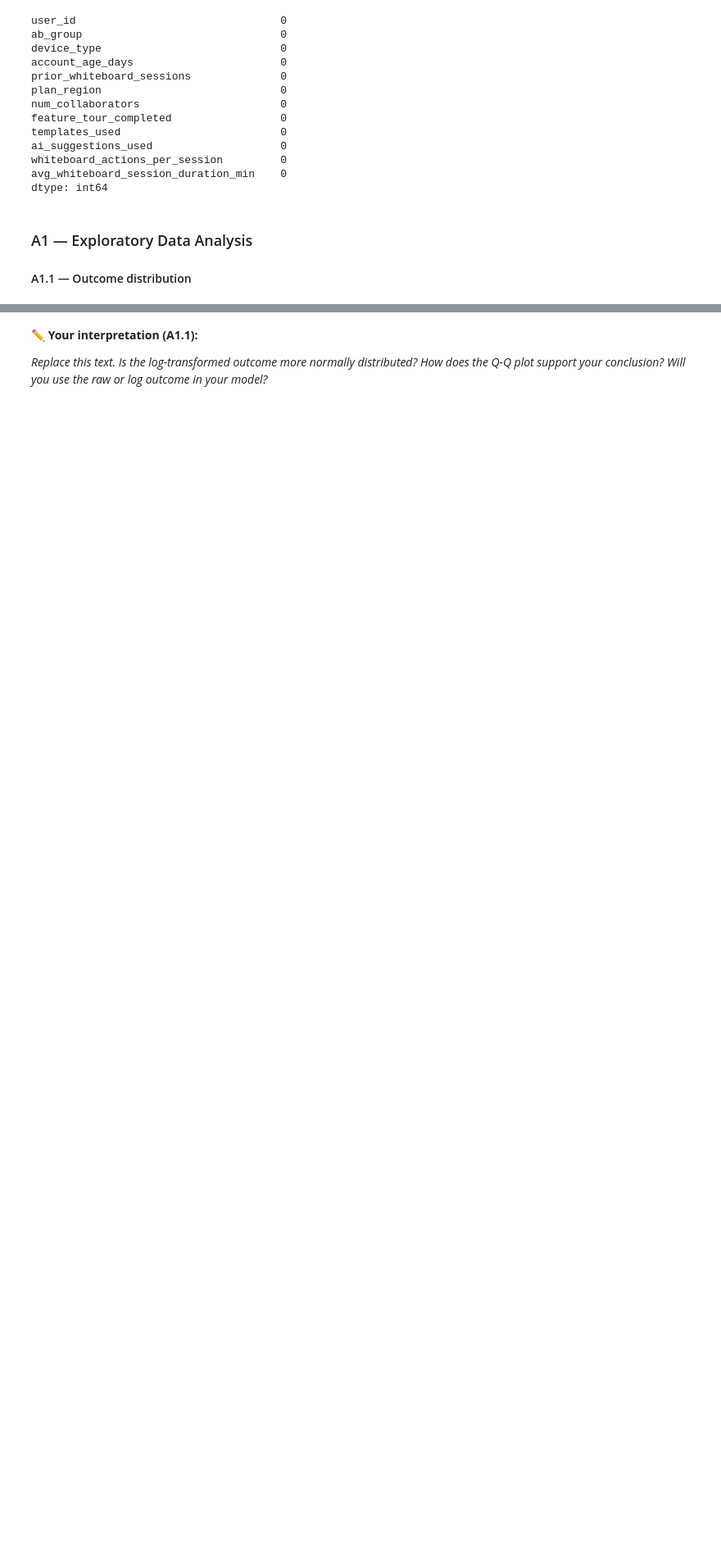
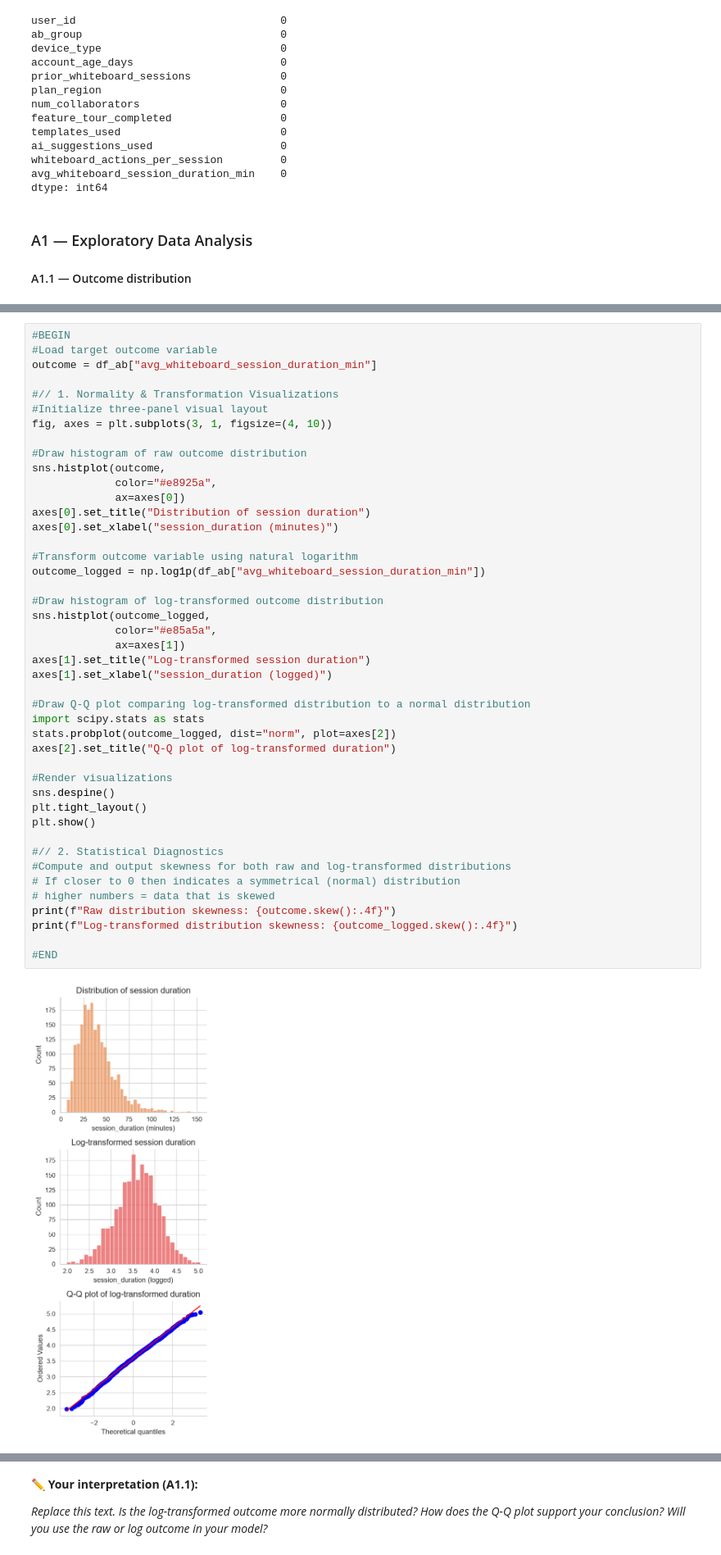
Before and after one commit to cda79/IAT461-Assignment02, a Jupyter notebook: IAT461_A2_Scaffold.ipynb, the cells around one changed output, grey strips where cells are left out. Shown at 82% size. Cells and saved outputs as stored; diff of their text form; blank space fills up the shorter version.

```diff
--- a/IAT461_A2_Scaffold.ipynb
+++ b/IAT461_A2_Scaffold.ipynb
@@ -170,0 +156,46 @@ END
+# %%
+#BEGIN
+#Load target outcome variable
+outcome = df_ab["avg_whiteboard_session_duration_min"]
+
+#// 1. Normality & Transformation Visualizations
+#Initialize three-panel visual layout
+fig, axes = plt.subplots(3, 1, figsize=(4, 10))
+
+#Draw histogram of raw outcome distribution
+sns.histplot(outcome,
+             color="#e8925a",
+             ax=axes[0])
+axes[0].set_title("Distribution of session duration")
+axes[0].set_xlabel("session_duration (minutes)")
+
+#Transform outcome variable using natural logarithm
+outcome_logged = np.log1p(df_ab["avg_whiteboard_session_duration_min"])
+
+#Draw histogram of log-transformed outcome distribution
+sns.histplot(outcome_logged,
+             color="#e85a5a",
+             ax=axes[1])
+axes[1].set_title("Log-transformed session duration")
+axes[1].set_xlabel("session_duration (logged)")
+
+#Draw Q-Q plot comparing log-transformed distribution to a normal distribution
+import scipy.stats as stats
+stats.probplot(outcome_logged, dist="norm", plot=axes[2])
+axes[2].set_title("Q-Q plot of log-transformed duration")
+
+#Render visualizations
+sns.despine()
+plt.tight_layout()
+plt.show()
+
+#// 2. Statistical Diagnostics
+#Compute and output skewness for both raw and log-transformed distributions
+# If closer to 0 then indicates a symmetrical (normal) distribution
+# higher numbers = data that is skewed
+print(f"Raw distribution skewness: {outcome.skew():.4f}")
+print(f"Log-transformed distribution skewness: {outcome_logged.skew():.4f}")
+
+#END
+# %% [output]
+[figure, added]
```
Also changed, not shown: parts of 3 cells of this notebook.
